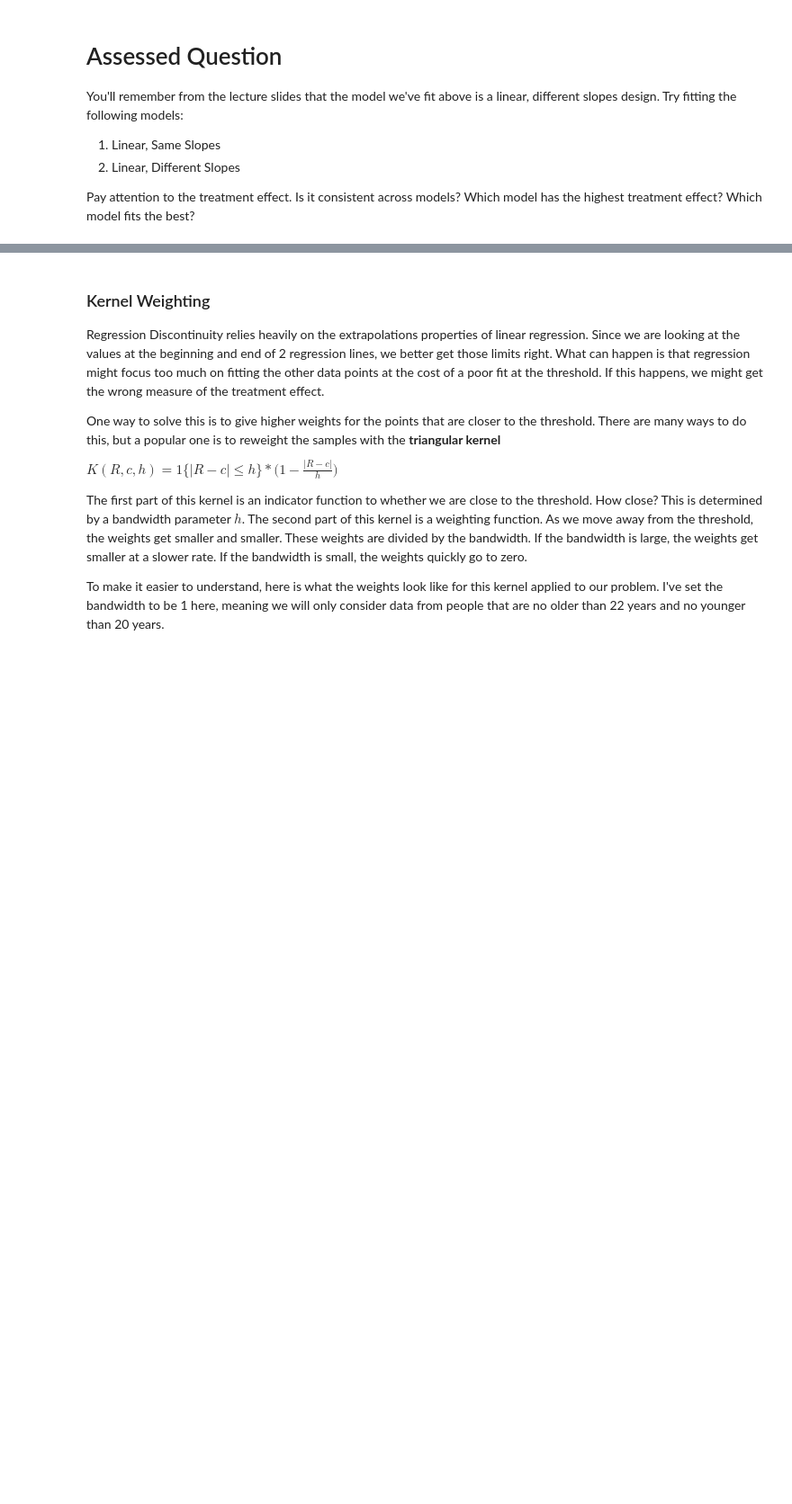
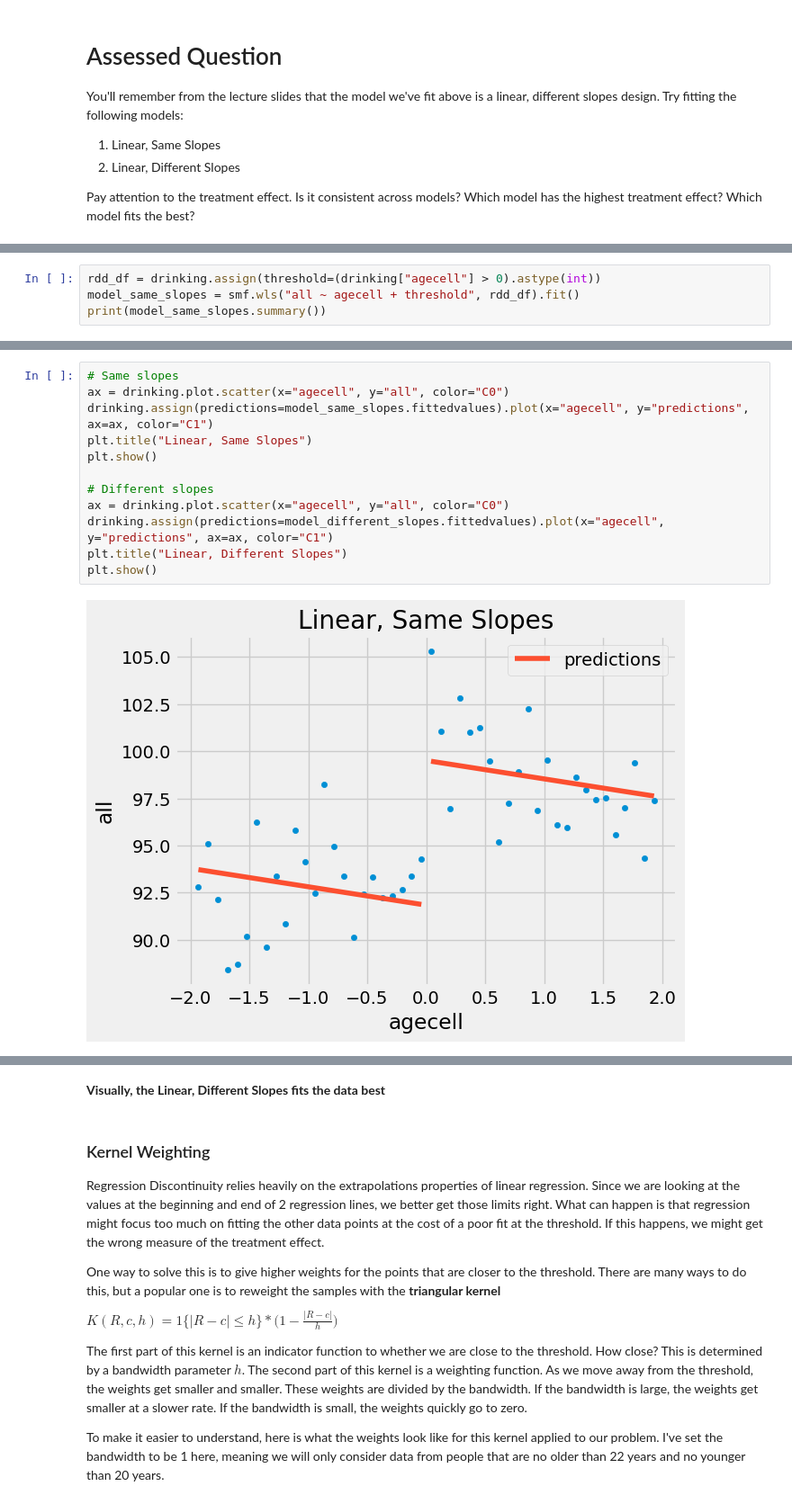
Before and after one commit to biancagallarati/QM2, a Jupyter notebook: notebooks/W09. Regression Discontinuity.ipynb, the cells around one changed output, grey strips where cells are left out. Shown at 90% size. Drawn from its saved outputs; the diff is of its cells as text; blank space fills up the shorter version.

```diff
--- a/notebooks/W09. Regression Discontinuity.ipynb
+++ b/notebooks/W09. Regression Discontinuity.ipynb
@@ -238,0 +241,4 @@ Pay attention to the treatment effect. Is it consistent across models? Which mod
+# %%
+rdd_df = drinking.assign(threshold=(drinking["agecell"] > 0).astype(int))
+model_same_slopes = smf.wls("all ~ agecell + threshold", rdd_df).fit()
+print(model_same_slopes.summary())
@@ -238,0 +306,14 @@ Pay attention to the treatment effect. Is it consistent across models? Which mod
+# %%
+# Same slopes
+ax = drinking.plot.scatter(x="agecell", y="all", color="C0")
+drinking.assign(predictions=model_same_slopes.fittedvalues).plot(x="agecell", y="predictions", ax=ax, color="C1")
+plt.title("Linear, Same Slopes")
+plt.show()
+
+# Different slopes
+ax = drinking.plot.scatter(x="agecell", y="all", color="C0")
+drinking.assign(predictions=model_different_slopes.fittedvalues).plot(x="agecell", y="predictions", ax=ax, color="C1")
+plt.title("Linear, Different Slopes")
+plt.show()
+# %% [output]
+[figure, added]
@@ -239,3 +321,5 @@ Pay attention to the treatment effect. Is it consistent across models? Which mod
+# %% [markdown]
+**Visually, the Linear, Different Slopes fits the data best**
 # %% [markdown]
 ### Kernel Weighting
 
```
Also changed, not shown: parts of 15 cells of this notebook.
